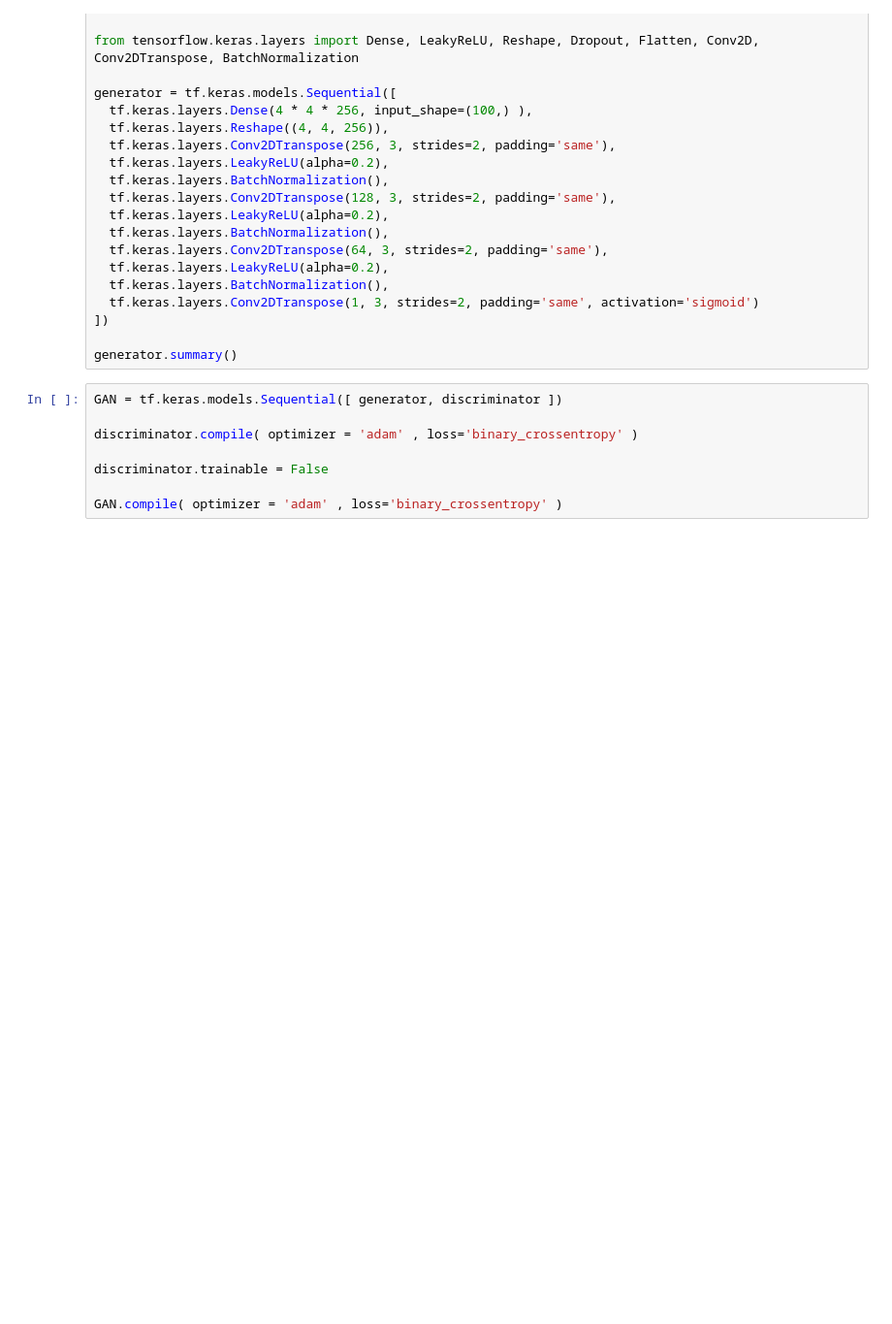
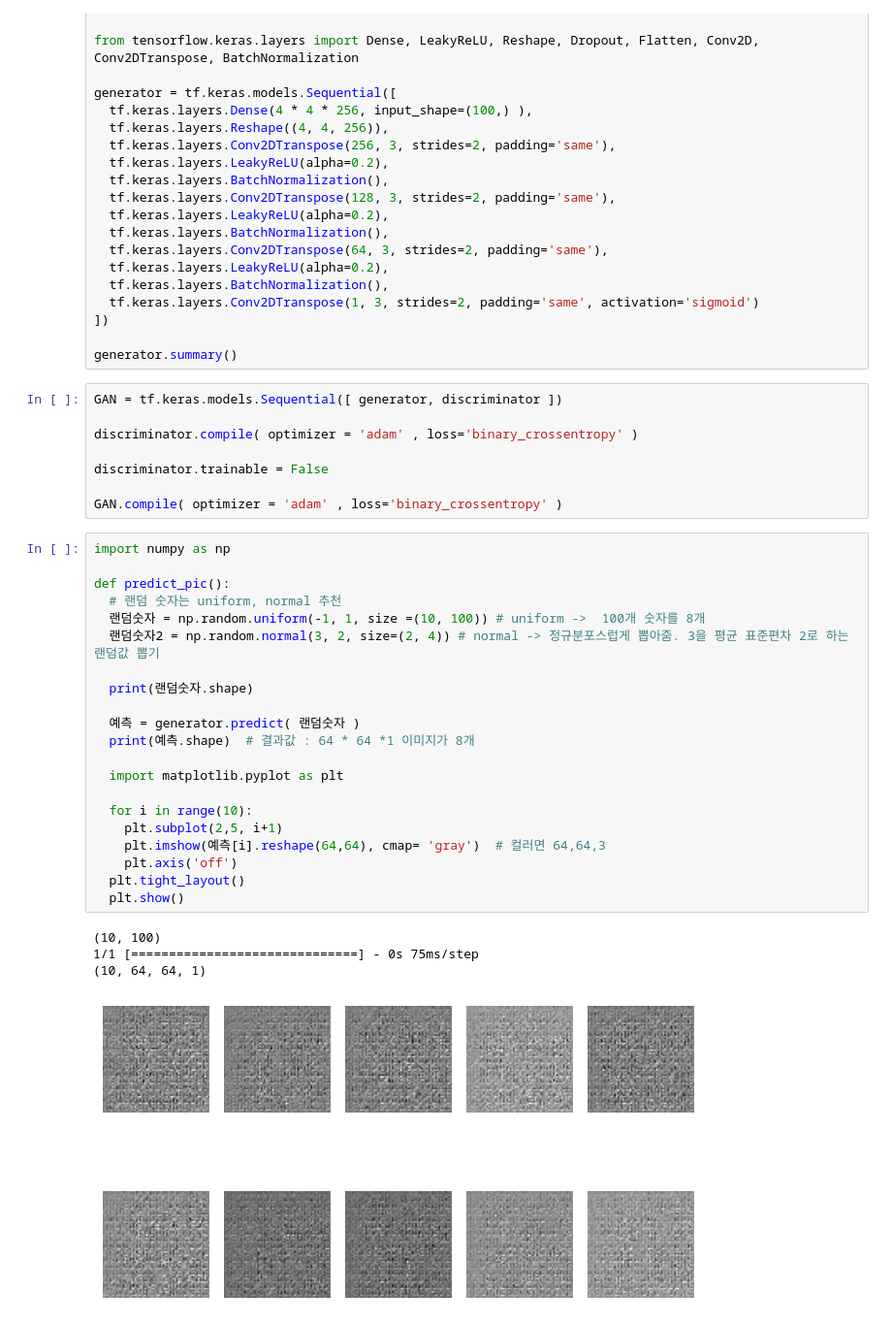
Before and after one commit to Eunmaaa/studies, a Jupyter notebook: 사람얼굴_ai실습.ipynb, the cells around one changed output. Shown at 97% size. Drawn from its saved outputs; the diff is of its cells as text; blank space fills up the shorter version.

```diff
--- a/사람얼굴_ai실습.ipynb
+++ b/사람얼굴_ai실습.ipynb
@@ -42,3 +53,29 @@ discriminator.compile( optimizer = 'adam' , loss='binary_crossentropy' )
 discriminator.trainable = False
 
 GAN.compile( optimizer = 'adam' , loss='binary_crossentropy' )
+# %%
+import numpy as np
+
+def predict_pic():
+  # 랜덤 숫자는 uniform, normal 추천
+  랜덤숫자 = np.random.uniform(-1, 1, size =(10, 100)) # uniform ->  100개 숫자를 8개
+  랜덤숫자2 = np.random.normal(3, 2, size=(2, 4)) # normal -> 정규분포스럽게 뽑아줌. 3을 평균 표준편차 2로 하는 랜덤값 뽑기
+
+  print(랜덤숫자.shape)
+
+  예측 = generator.predict( 랜덤숫자 )
+  print(예측.shape)  # 결과값 : 64 * 64 *1 이미지가 8개
+
+  import matplotlib.pyplot as plt
+
+  for i in range(10):
+    plt.subplot(2,5, i+1)
+    plt.imshow(예측[i].reshape(64,64), cmap= 'gray')  # 컬러면 64,64,3
+    plt.axis('off')
+  plt.tight_layout()
+  plt.show()
+# %% [output]
+(10, 100)
+1/1 [==============================] - 0s 75ms/step
+(10, 64, 64, 1)
+[figure, added]
```
Also changed, not shown: parts of 4 cells of this notebook.
